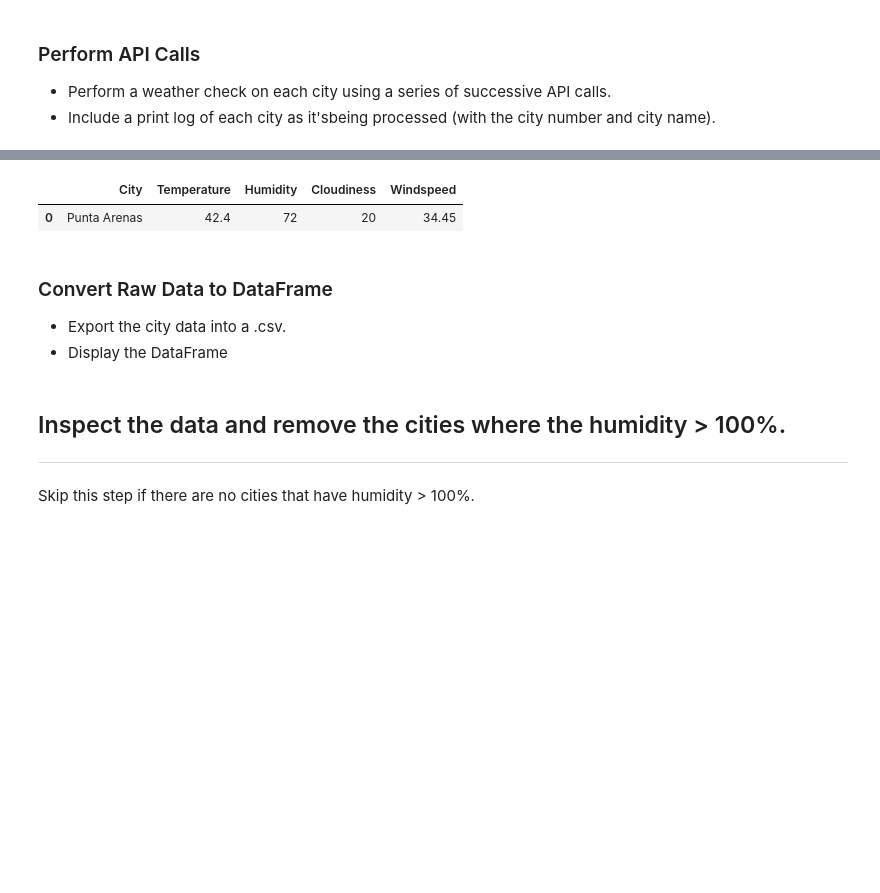
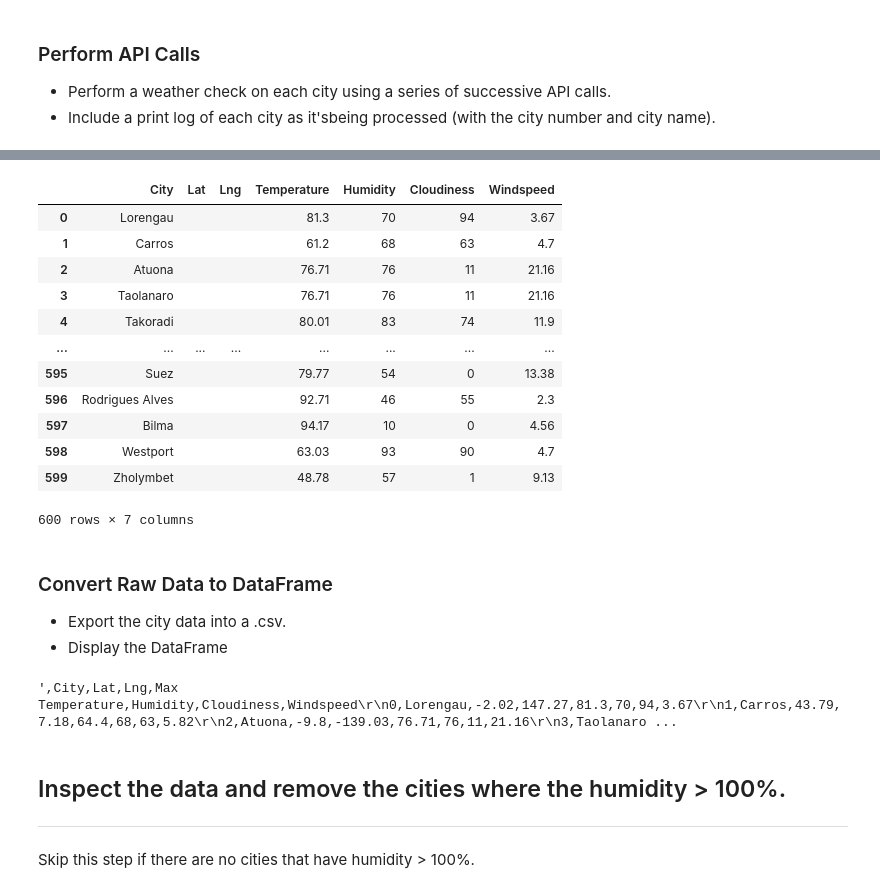
Before and after one commit to CCom20/api-challenge-python, a Jupyter notebook: weatherpy/starter_code/WeatherPy.ipynb, the cells around one changed output, grey strips where cells are left out. Cells and saved outputs as stored; diff of their text form; code cells hidden in the pictures; blank space fills up the shorter version.

```diff
--- a/weatherpy/starter_code/WeatherPy.ipynb
+++ b/weatherpy/starter_code/WeatherPy.ipynb
@@ -101,19 +145,27 @@ cities_test_df
 # %%
 #  for index, row in cities_pd.iterrows():
 
-for index, row in cities_test_df.iterrows():
+for index, row in cities_df.iterrows():
     time.sleep(1)
     city = row["City"]
     get_weather_url = base_weather_url + f"{city}&appid={weather_api_key}&units=imperial"
     weather_request = requests.get(get_weather_url).json()
-    temp = weather_request["main"]["temp"]
-    humid = weather_request["main"]["humidity"]
-    cloud = weather_request["clouds"]["all"]
-    wind = weather_request["wind"]["speed"]
-    pprint(weather_request)
+    try:
+        temp = weather_request["main"]["temp_max"]
+        humid = weather_request["main"]["humidity"]
+        cloud = weather_request["clouds"]["all"]
+        wind = weather_request["wind"]["speed"]
+        lat = weather_request["coord"]["lat"]
+        lng = weather_request["coord"]["lon"]
+        print(f"{city} success.")
+    except KeyError:
+        print(f"Data not found for {city}.")
+        pass
 
-    cities_test_df.loc[index, "Temperature"] = temp
-    cities_test_df.loc[index, "Humidity"] = humid
-    cities_test_df.loc[index, "Cloudiness"] = cloud
-    cities_test_df.loc[index, "Windspeed"] = wind
+    cities_df.loc[index, "Lat"] = lat
+    cities_df.loc[index, "Lng"] = lng
+    cities_df.loc[index, "Max Temperature"] = temp
+    cities_df.loc[index, "Humidity"] = humid
+    cities_df.loc[index, "Cloudiness"] = cloud
+    cities_df.loc[index, "Windspeed"] = wind
 # %% [output]
@@ -137,12 +189,27 @@ for index, row in cities_test_df.iterrows():
-# %%
-cities_test_df
-# %% [output]
-|  | City | Temperature | Humidity | Cloudiness | Windspeed |
-| 0 | Punta Arenas | 42.4 | 72 | 20 | 34.45 |
+# %%
+cities_df
+# %% [output]
+|  | City | Lat | Lng | Temperature | Humidity | Cloudiness | Windspeed |
+| 0 | Lorengau |  |  | 81.3 | 70 | 94 | 3.67 |
+| 1 | Carros |  |  | 61.2 | 68 | 63 | 4.7 |
+| 2 | Atuona |  |  | 76.71 | 76 | 11 | 21.16 |
+| 3 | Taolanaro |  |  | 76.71 | 76 | 11 | 21.16 |
+| 4 | Takoradi |  |  | 80.01 | 83 | 74 | 11.9 |
+| ... | ... | ... | ... | ... | ... | ... | ... |
+| 595 | Suez |  |  | 79.77 | 54 | 0 | 13.38 |
+| 596 | Rodrigues Alves |  |  | 92.71 | 46 | 55 | 2.3 |
+| 597 | Bilma |  |  | 94.17 | 10 | 0 | 4.56 |
+| 598 | Westport |  |  | 63.03 | 93 | 90 | 4.7 |
+| 599 | Zholymbet |  |  | 48.78 | 57 | 1 | 9.13 |
+600 rows × 7 columns
 # %% [markdown]
 ### Convert Raw Data to DataFrame
 * Export the city data into a .csv.
 * Display the DataFrame
+# %%
+cities_df.to_csv()
+# %% [output]
+',City,Lat,Lng,Max Temperature,Humidity,Cloudiness,Windspeed\r\n0,Lorengau,-2.02,147.27,81.3,70,94,3.67\r\n1,Carros,43.79,7.18,64.4,68,63,5.82\r\n2,Atuona,-9.8,-139.03,76.71,76,11,21.16\r\n3,Taolanaro ...
 # %% [markdown]
 ## Inspect the data and remove the cities where the humidity > 100%.
 ----
```
Also changed, not shown: parts of 6 cells of this notebook.
